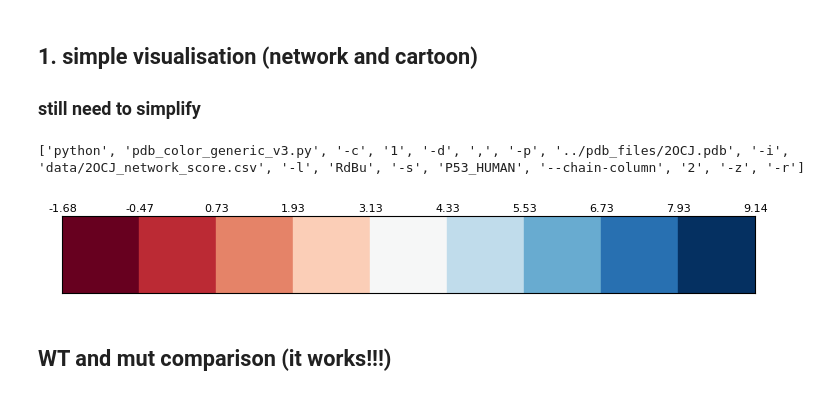
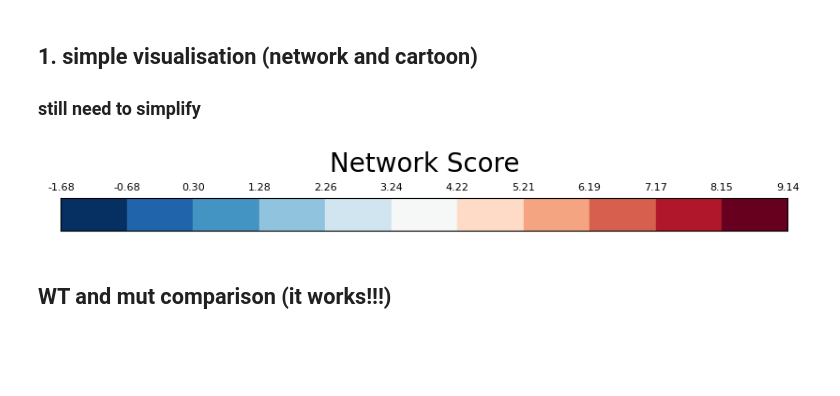
Before and after one commit to Yoannli/NetworkAnalysis, a Jupyter notebook: pymolviz/pseudoatoms_test_works.ipynb, the cells around one changed output. Cells and saved outputs as stored; diff of their text form; code cells hidden in the pictures; blank space fills up the shorter version.

Commit message:
add pymolviz methods

```diff
--- a/pymolviz/pseudoatoms_test_works.ipynb
+++ b/pymolviz/pseudoatoms_test_works.ipynb
@@ -183,25 +191,31 @@ def create_pymol_script(score_file_path, score_file_path_score_col, pdb_id, unip
         count += 1
 
     return out
-# %%
-# pdb = "6GOD"
-
-# # cmd = f"python pdb_color_generic_v3.py -c 1 -d , -p data/{pdb_id}/{pdb_id}.pdb -i data/{pdb_id}/{pdb_id}_ns.csv -l div1w -s {unp} --chain-column 2 -z 0"
-# score_file_path = "data/2OCJ/2OCJ_ns.csv"
-score_file_path_score_col = 1
-score_file_path_chain_col = 2
-pdb_id = "2OCJ"
-uniprot = "P53_HUMAN"
-score_filepath = f"data/{pdb_id}_network_score.csv"
-pdb_file_path = f"../pdb_files/{pdb_id}.pdb"
-# ipt(score_file_path, score_file_path_score_col, pdb_id, uniprot, pdb_file_path, palette="RdBu", score_file_path_chain_col=None, reverse_color=False, meaningful_zero=True)
-script = create_pymol_script(score_filepath, score_file_path_score_col, pdb_id, uniprot, pdb_file_path, palette="RdBu", score_file_path_chain_col=2, reverse_color=True, meaningful_zero=False)
-
-# write script to file
-with open(f"scripts/{pdb_id}_test.pml", "w") as f:
-    f.write(script)
-# %% [output]
-['python', 'pdb_color_generic_v3.py', '-c', '1', '-d', ',', '-p', '../pdb_files/2OCJ.pdb', '-i', 'data/2OCJ_network_score.csv', '-l', 'RdBu', '-s', 'P53_HUMAN', '--chain-column', '2', '-z', '-r']
-[figure, removed]
+# %%
+pdb_id = "2OCJ"
+score_name = "network_score"
+
+ns_data = pd.read_csv("../lung_cancer/lung_genes_sbna.csv")
+ns_data = ns_data[ns_data['pdb_id']==pdb_id]
+score_filepath = f"data/{pdb_id}_{score_name}.csv"
+ns_data = ns_data[ns_data['uniprot_num']!="?"]
+ns_data['uniprot_num'] = ns_data['uniprot_num'].astype(int)
+ns_data = ns_data[['chain', 'uniprot_num', score_name]].sort_values(['chain', 'uniprot_num'])
+ns_data.to_csv(score_filepath, index=False) # save a temporary score file
+script = create_pymol_script(score_filepath, pdb_id, score_name, reverse_color=True, meaningful_zero=False)
+
+# write script to file
+with open(f"scripts/{pdb_id}_{score_name}.pml", "w") as f:
+    f.write(script)
+
+# delete the score file
+# os.remove(score_filepath)
+
+# delete all .cif files in the directory
+files = [f for f in os.listdir("scripts/") if f.endswith(".cif")]
+for f in files:
+    os.remove("scripts/"+f)
+# %% [output]
+[figure, added]
 # %% [markdown]
 ## WT and mut comparison (it works!!!)
```
Also changed, not shown: parts of 4 cells of this notebook, 2 other files.
